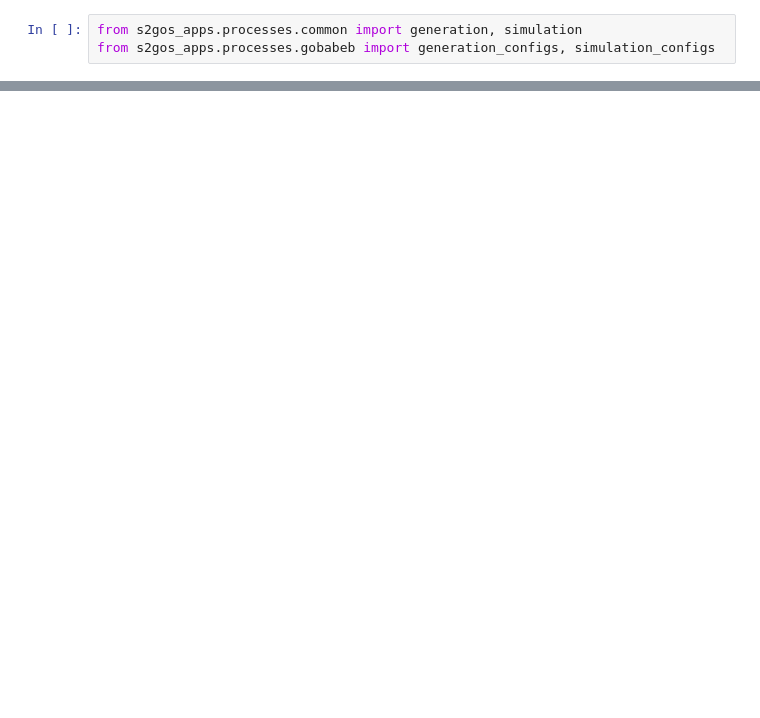
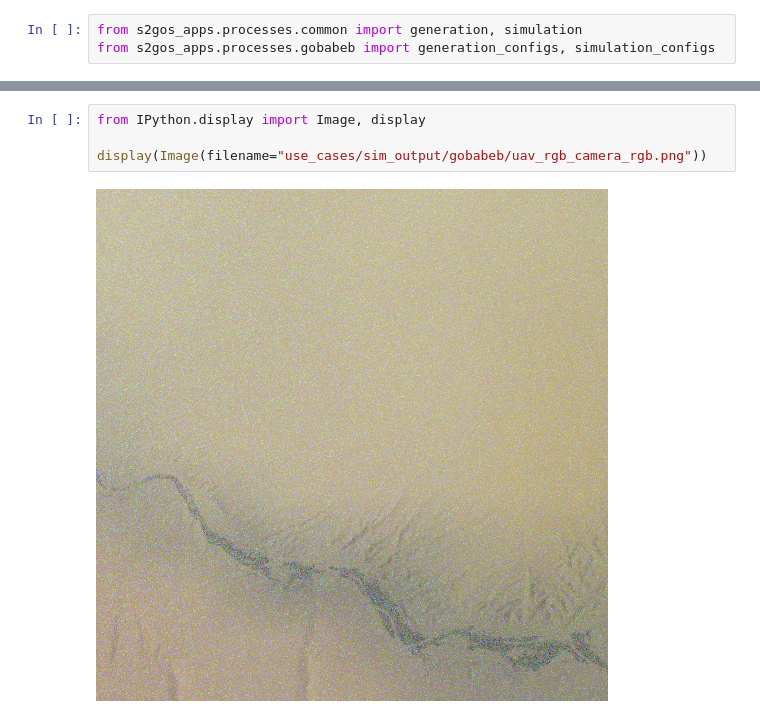
Before and after one commit to mga-97/s2gos, a Jupyter notebook: example/gobabeb.ipynb, the cells around one changed output, grey strips where cells are left out. Saved outputs shown, nothing was run; the diff lists cells and outputs as text; blank space fills up the shorter version.

```diff
--- a/example/gobabeb.ipynb
+++ b/example/gobabeb.ipynb
@@ -39,0 +239,6 @@ simulation_output_dire = simulation.simulation(
+# %%
+from IPython.display import Image, display
+
+display(Image(filename="use_cases/sim_output/gobabeb/uav_rgb_camera_rgb.png"))
+# %% [output]
+[figure, added]
```
Also changed, not shown: parts of 4 cells of this notebook, 4 other files.
